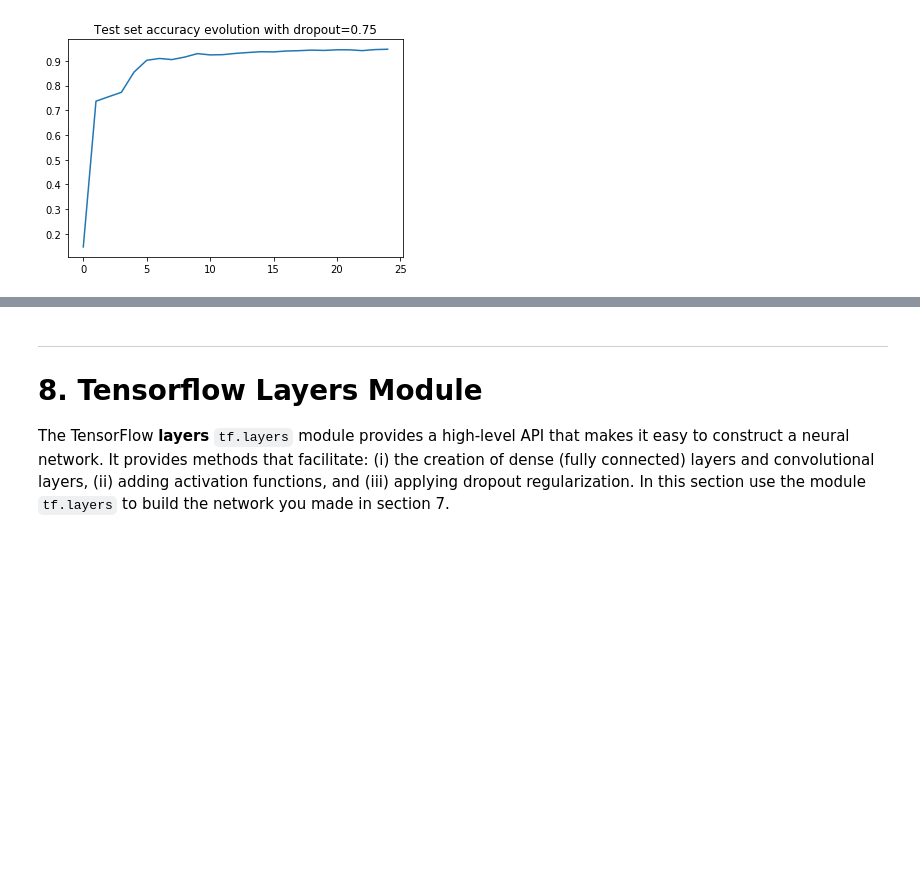
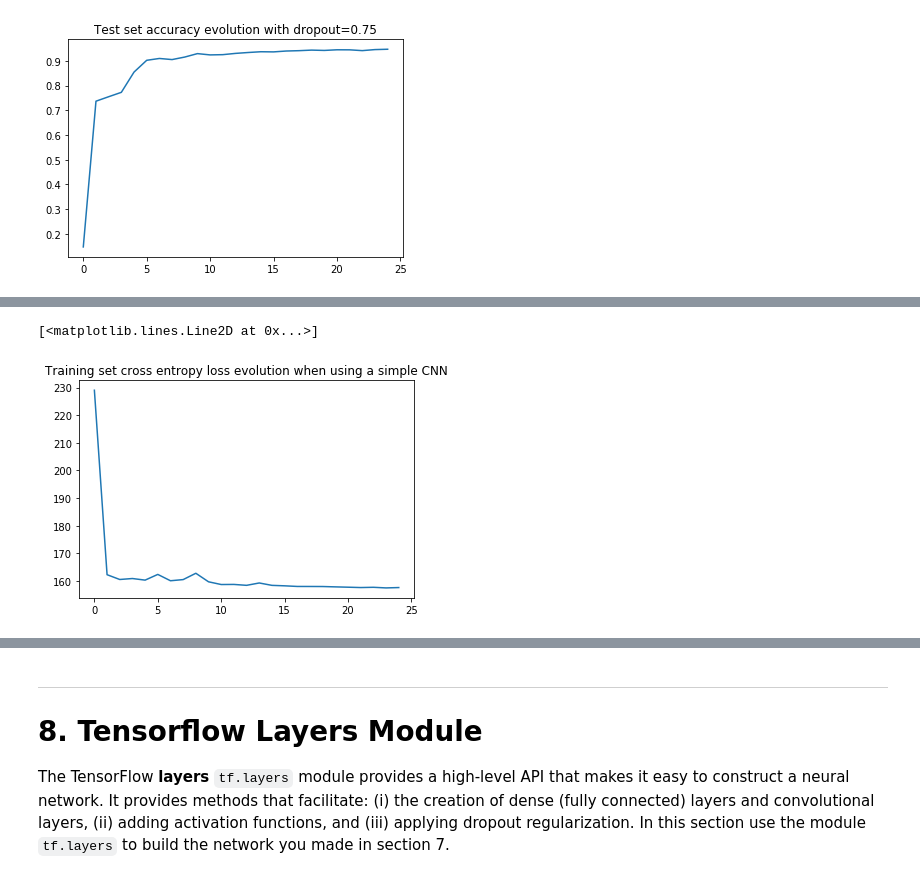
Before and after one commit to AlexandrosFerles/ID2223_Large_Scale_Machine_Learning_and_Deep_Learning, a Jupyter notebook: Lab2_ConvNets_with_Tensorflow/tensorflow_lab.ipynb, the cells around one changed output, grey strips where cells are left out. Saved outputs shown, nothing was run; the diff lists cells and outputs as text; code cells hidden in the pictures; blank space fills up the shorter version.

Commit message:
Added plots in part 6

```diff
--- a/Lab2_ConvNets_with_Tensorflow/tensorflow_lab.ipynb
+++ b/Lab2_ConvNets_with_Tensorflow/tensorflow_lab.ipynb
@@ -911,0 +913,6 @@ Test set accuracy for update step 4200:  88.63%
+# %%
+plt.title('Training set cross entropy loss evolution when using a simple CNN')
+plt.plot(train_losses)
+# %% [output]
+[<matplotlib.lines.Line2D at 0x...>]
+[figure, added]
```
Also changed, not shown: parts of 3 cells of this notebook.
